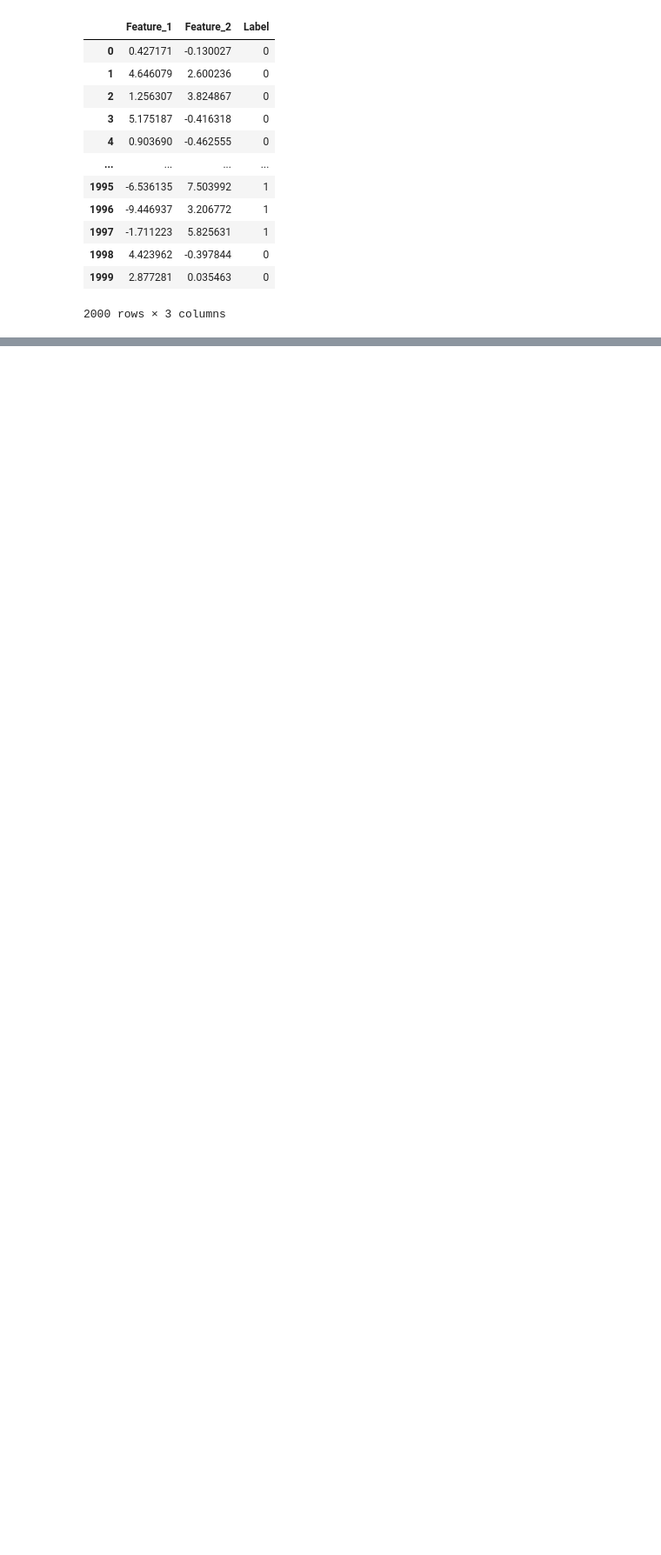
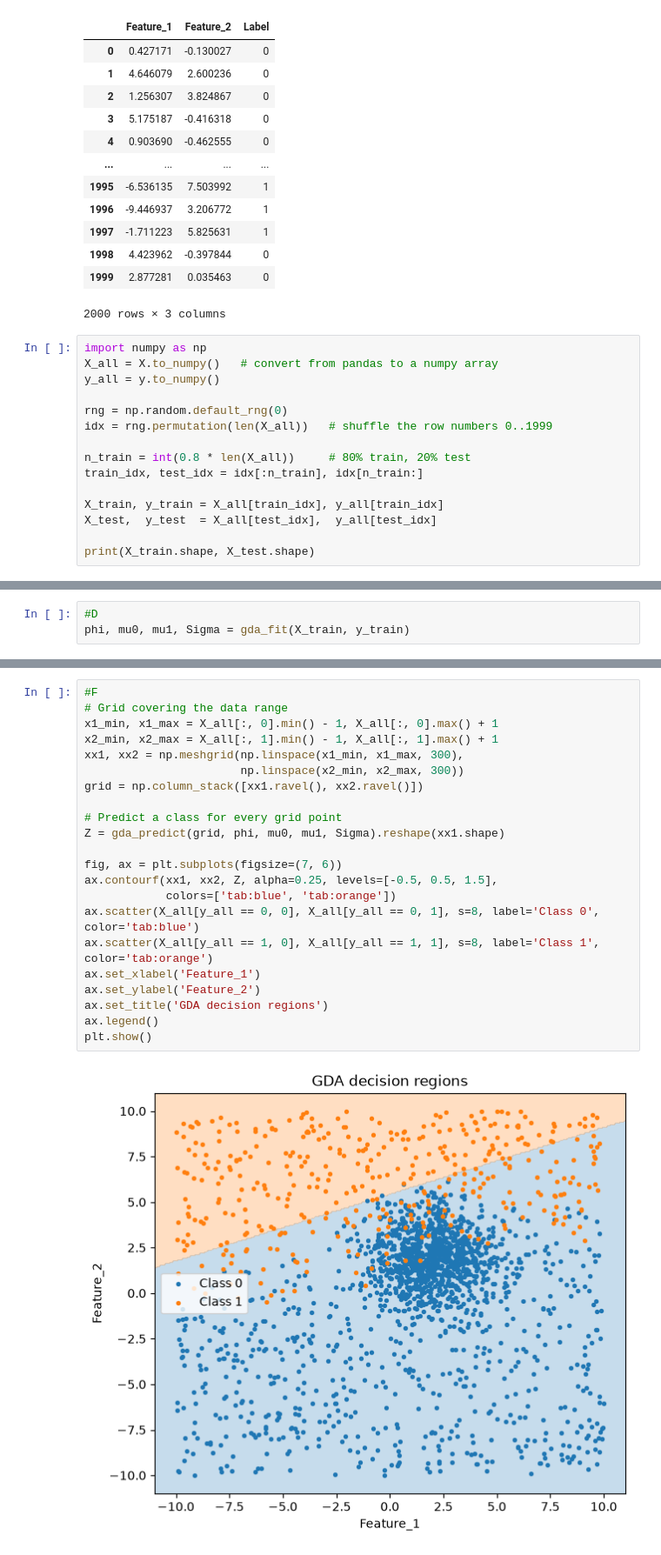
Before and after one commit to ajradka/CSCI6032_26F_MachineLearning, a Jupyter notebook: hw5/CSCI6032_hw5.ipynb, the cells around one changed output, grey strips where cells are left out. Shown at 87% size. Saved outputs shown, nothing was run; the diff lists cells and outputs as text; blank space fills up the shorter version.

```diff
--- a/hw5/CSCI6032_hw5.ipynb
+++ b/hw5/CSCI6032_hw5.ipynb
@@ -282,3 +567,18 @@ data
 | 1998 | 4.423962 | -0.397844 | 0 |
 | 1999 | 2.877281 | 0.035463 | 0 |
 2000 rows × 3 columns
+# %%
+import numpy as np
+X_all = X.to_numpy()   # convert from pandas to a numpy array
+y_all = y.to_numpy()
+
+rng = np.random.default_rng(0)
+idx = rng.permutation(len(X_all))   # shuffle the row numbers 0..1999
+
+n_train = int(0.8 * len(X_all))     # 80% train, 20% test
+train_idx, test_idx = idx[:n_train], idx[n_train:]
+
+X_train, y_train = X_all[train_idx], y_all[train_idx]
+X_test,  y_test  = X_all[test_idx],  y_all[test_idx]
+
+print(X_train.shape, X_test.shape)
@@ -284,0 +587,3 @@ data
+# %%
+#D
+phi, mu0, mu1, Sigma = gda_fit(X_train, y_train)
@@ -285,3 +608,27 @@ data
+# %%
+#F
+# Grid covering the data range
+x1_min, x1_max = X_all[:, 0].min() - 1, X_all[:, 0].max() + 1
+x2_min, x2_max = X_all[:, 1].min() - 1, X_all[:, 1].max() + 1
+xx1, xx2 = np.meshgrid(np.linspace(x1_min, x1_max, 300),
+                       np.linspace(x2_min, x2_max, 300))
+grid = np.column_stack([xx1.ravel(), xx2.ravel()])
+
+# Predict a class for every grid point
+Z = gda_predict(grid, phi, mu0, mu1, Sigma).reshape(xx1.shape)
+
+fig, ax = plt.subplots(figsize=(7, 6))
+ax.contourf(xx1, xx2, Z, alpha=0.25, levels=[-0.5, 0.5, 1.5],
+            colors=['tab:blue', 'tab:orange'])
+ax.scatter(X_all[y_all == 0, 0], X_all[y_all == 0, 1], s=8, label='Class 0', color='tab:blue')
+ax.scatter(X_all[y_all == 1, 0], X_all[y_all == 1, 1], s=8, label='Class 1', color='tab:orange')
+ax.set_xlabel('Feature_1')
+ax.set_ylabel('Feature_2')
+ax.set_title('GDA decision regions')
+ax.legend()
+plt.show()
+# %% [output]
+[figure, added]
 # %% [markdown]
 **(d)** Train a model using your implementation of Gaussian Discriminant Analysis. (5 points)
 
```
Also changed, not shown: parts of 21 cells of this notebook.
